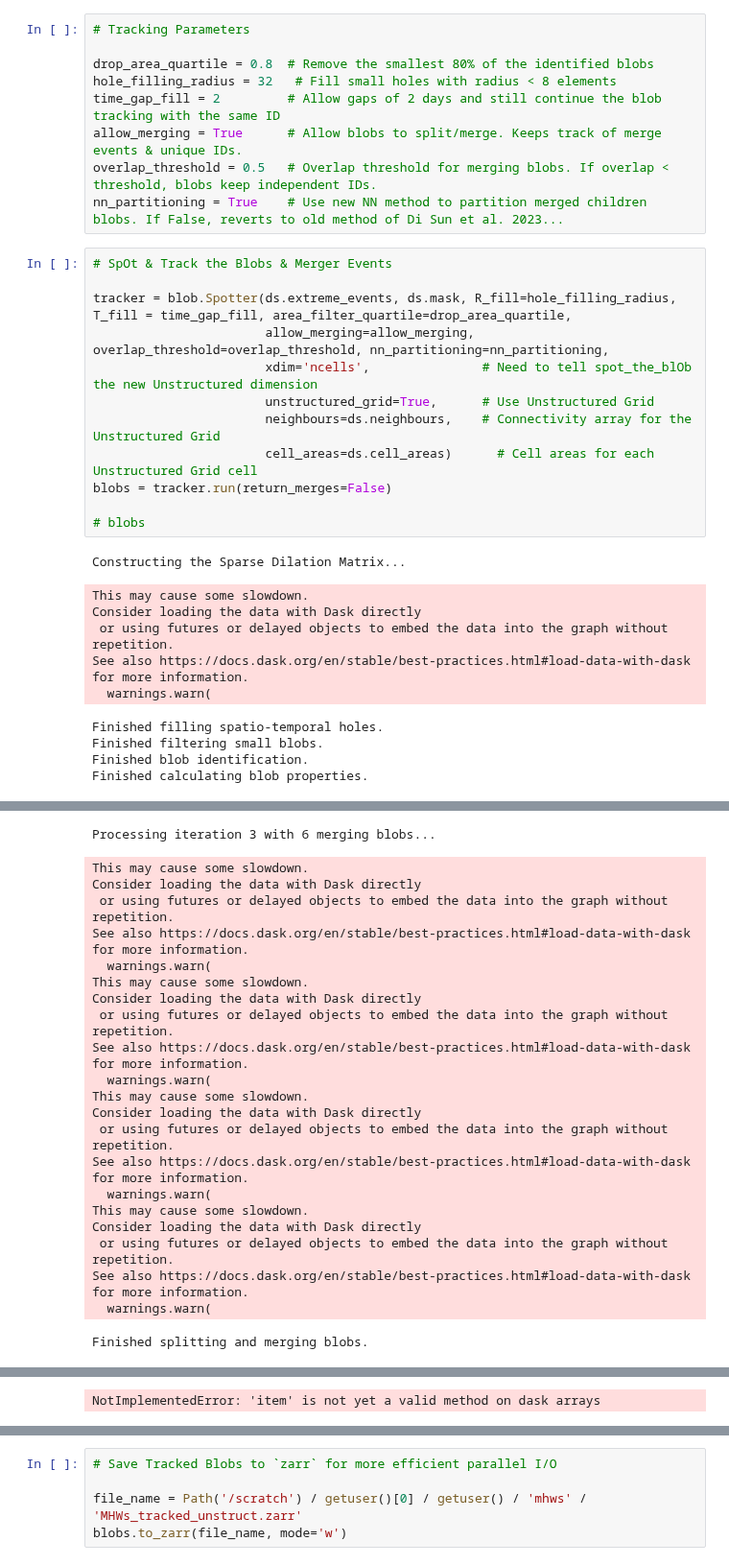
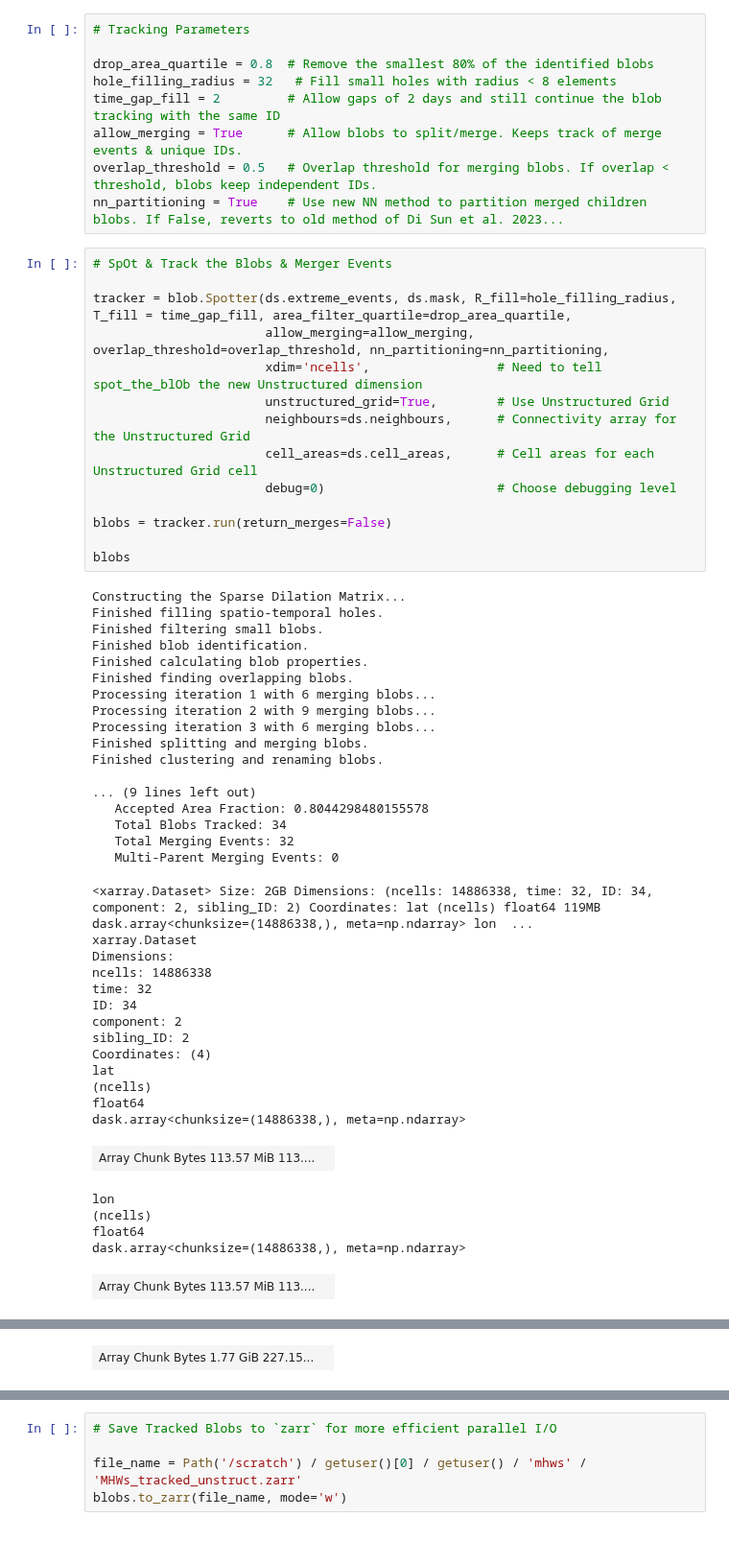
Before and after one commit to wienkers/spot_the_blOb, a Jupyter notebook: notebooks/unstructured/02_id_track_events.ipynb, the cells around one changed output, grey strips where cells are left out. Shown at 96% size. Saved outputs shown, nothing was run; the diff lists cells and outputs as text; blank space fills up the shorter version.

Commit message:
Unstructured fully parallel done. Scaling and testing ensue

```diff
--- a/notebooks/unstructured/02_id_track_events.ipynb
+++ b/notebooks/unstructured/02_id_track_events.ipynb
@@ -49,23 +49,51 @@ nn_partitioning = True    # Use new NN method to partition merged children blobs
 # %%
 # SpOt & Track the Blobs & Merger Events
 
 tracker = blob.Spotter(ds.extreme_events, ds.mask, R_fill=hole_filling_radius, T_fill = time_gap_fill, area_filter_quartile=drop_area_quartile,
                        allow_merging=allow_merging, overlap_threshold=overlap_threshold, nn_partitioning=nn_partitioning,
-                       xdim='ncells',               # Need to tell spot_the_blOb the new Unstructured dimension
-                       unstructured_grid=True,      # Use Unstructured Grid
-                       neighbours=ds.neighbours,    # Connectivity array for the Unstructured Grid
-                       cell_areas=ds.cell_areas)      # Cell areas for each Unstructured Grid cell
+                       xdim='ncells',                 # Need to tell spot_the_blOb the new Unstructured dimension
+                       unstructured_grid=True,        # Use Unstructured Grid
+                       neighbours=ds.neighbours,      # Connectivity array for the Unstructured Grid
+                       cell_areas=ds.cell_areas,      # Cell areas for each Unstructured Grid cell
+                       debug=0)                       # Choose debugging level
+
 blobs = tracker.run(return_merges=False)
 
-# blobs
+blobs
 # %% [output]
 Constructing the Sparse Dilation Matrix...
+Finished filling spatio-temporal holes.
+Finished filtering small blobs.
+Finished blob identification.
+Finished calculating blob properties.
+Finished finding overlapping blobs.
+Processing iteration 1 with 6 merging blobs...
+Processing iteration 2 with 9 merging blobs...
+Processing iteration 3 with 6 merging blobs...
+Finished splitting and merging blobs.
+Finished clustering and renaming blobs.
+
+... (9 lines left out)
+   Accepted Area Fraction: 0.8044298480155578
+   Total Blobs Tracked: 34
+   Total Merging Events: 32
+   Multi-Parent Merging Events: 0
-This may cause some slowdown.
-Consider loading the data with Dask directly
- or using futures or delayed objects to embed the data into the graph without repetition.
-See also https://docs.dask.org/en/stable/best-practices.html#load-data-with-dask for more information.
-  warnings.warn(
+<xarray.Dataset> Size: 2GB Dimensions: (ncells: 14886338, time: 32, ID: 34, component: 2, sibling_ID: 2) Coordinates: lat (ncells) float64 119MB dask.array<chunksize=(14886338,), meta=np.ndarray> lon  ...
+xarray.Dataset
+Dimensions:
+ncells: 14886338
+time: 32
+ID: 34
+component: 2
+sibling_ID: 2
+Coordinates: (4)
+lat
+(ncells)
+float64
+dask.array<chunksize=(14886338,), meta=np.ndarray>
+| Array Chunk Bytes 113.57 MiB 113.... |  |
-Finished filling spatio-temporal holes.
-Finished filtering small blobs.
-Finished blob identification.
-Finished calculating blob properties.
+lon
+(ncells)
+float64
+dask.array<chunksize=(14886338,), meta=np.ndarray>
+| Array Chunk Bytes 113.57 MiB 113.... |  |
@@ -88,0 +115 @@ See also https://docs.dask.org/en/stable/best-practices.html#load-data-with-dask
+| Array Chunk Bytes 1.77 GiB 227.15... |  |
@@ -107,22 +167,0 @@ See also https://docs.dask.org/en/stable/best-practices.html#load-data-with-dask
-Processing iteration 3 with 6 merging blobs...
-This may cause some slowdown.
-Consider loading the data with Dask directly
- or using futures or delayed objects to embed the data into the graph without repetition.
-See also https://docs.dask.org/en/stable/best-practices.html#load-data-with-dask for more information.
-  warnings.warn(
-This may cause some slowdown.
-Consider loading the data with Dask directly
- or using futures or delayed objects to embed the data into the graph without repetition.
-See also https://docs.dask.org/en/stable/best-practices.html#load-data-with-dask for more information.
-  warnings.warn(
-This may cause some slowdown.
-Consider loading the data with Dask directly
- or using futures or delayed objects to embed the data into the graph without repetition.
-See also https://docs.dask.org/en/stable/best-practices.html#load-data-with-dask for more information.
-  warnings.warn(
-This may cause some slowdown.
-Consider loading the data with Dask directly
- or using futures or delayed objects to embed the data into the graph without repetition.
-See also https://docs.dask.org/en/stable/best-practices.html#load-data-with-dask for more information.
-  warnings.warn(
-Finished splitting and merging blobs.
@@ -136 +167,0 @@ Finished tracking blobs.
-NotImplementedError: 'item' is not yet a valid method on dask arrays
```
Also changed, not shown: parts of 17 cells of this notebook, 1 other file.
